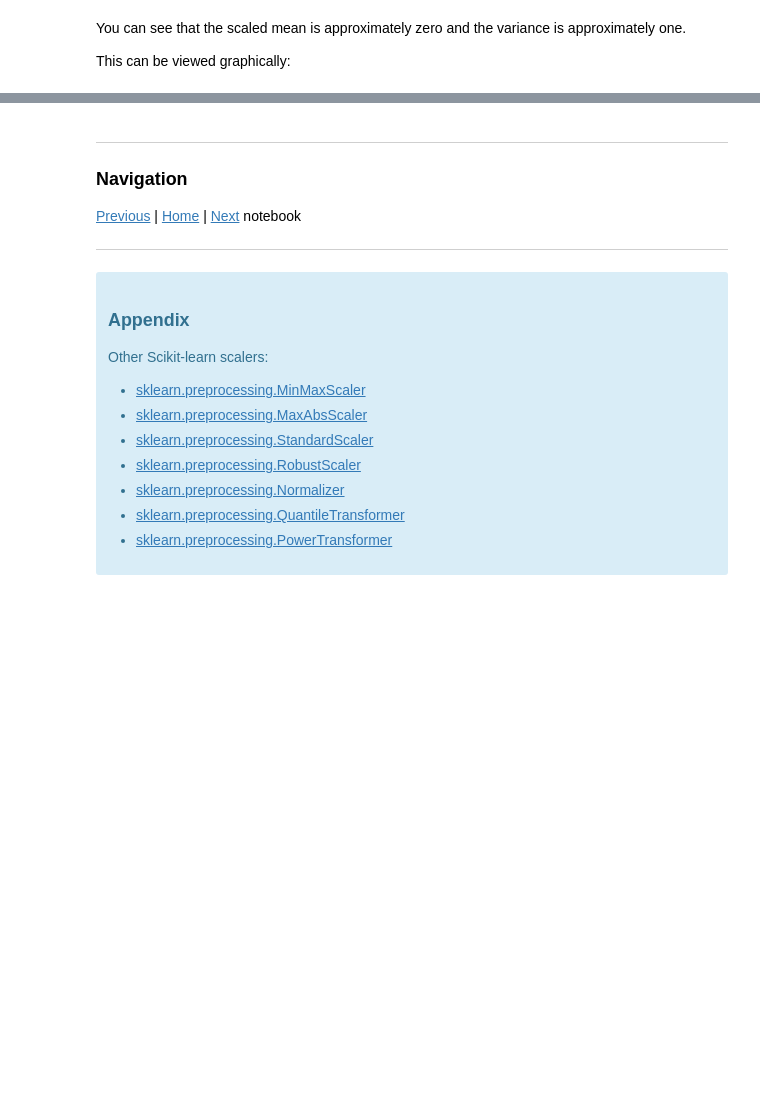
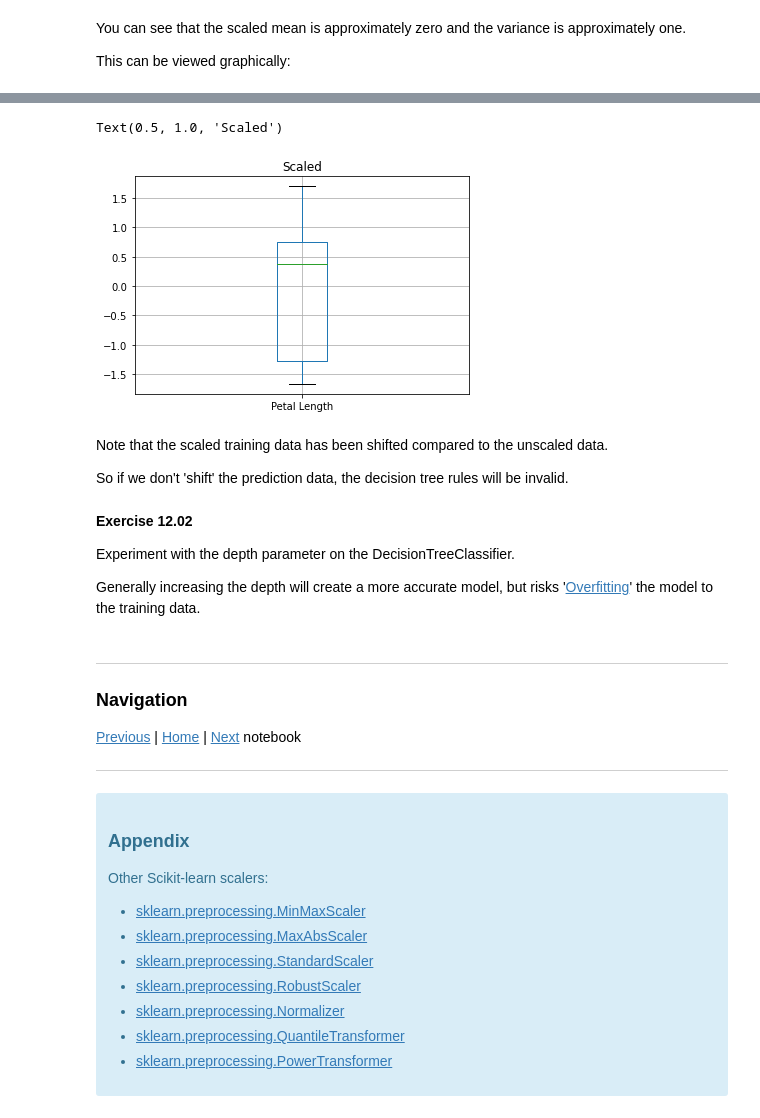
Before and after one commit to snowch/ml-101, a Jupyter notebook: 12_preprocessing.ipynb, the cells around one changed output, grey strips where cells are left out. Drawn from its saved outputs; the diff is of its cells as text; code cells hidden in the pictures; blank space fills up the shorter version.

```diff
--- a/12_preprocessing.ipynb
+++ b/12_preprocessing.ipynb
@@ -107,3 +152,18 @@ display(X_train_std_df['Sepal Width'].rename("Scaled Sepal Width").plot.hist(leg
+# %%
+X_train_std_df.boxplot(column='Petal Length').axes.set_title('Scaled')
+# %% [output]
+Text(0.5, 1.0, 'Scaled')
+[figure, added]
+# %% [markdown]
+Note that the scaled training data has been shifted compared to the unscaled data.
+
+So if we don't 'shift' the prediction data, the decision tree rules will be invalid.
+# %% [markdown]
+**Exercise 12.02**
+
+Experiment with the depth parameter on the DecisionTreeClassifier.
+
+Generally increasing the depth will create a more accurate model, but risks '[Overfitting](https://en.wikipedia.org/wiki/Overfitting)' the model to the training data.
 # %% [markdown]
 ---
 ### Navigation
```
Also changed, not shown: parts of 15 cells of this notebook.
